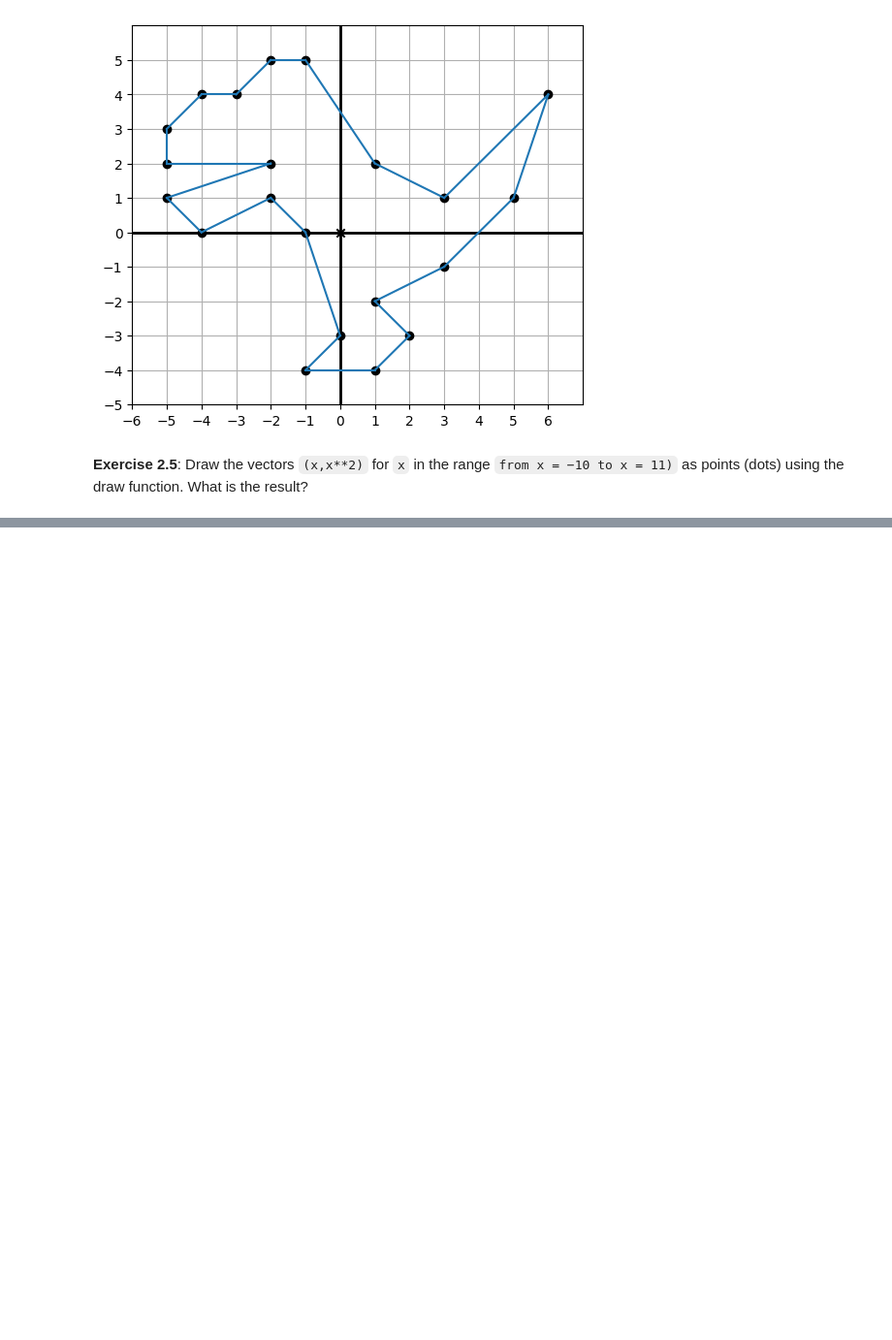
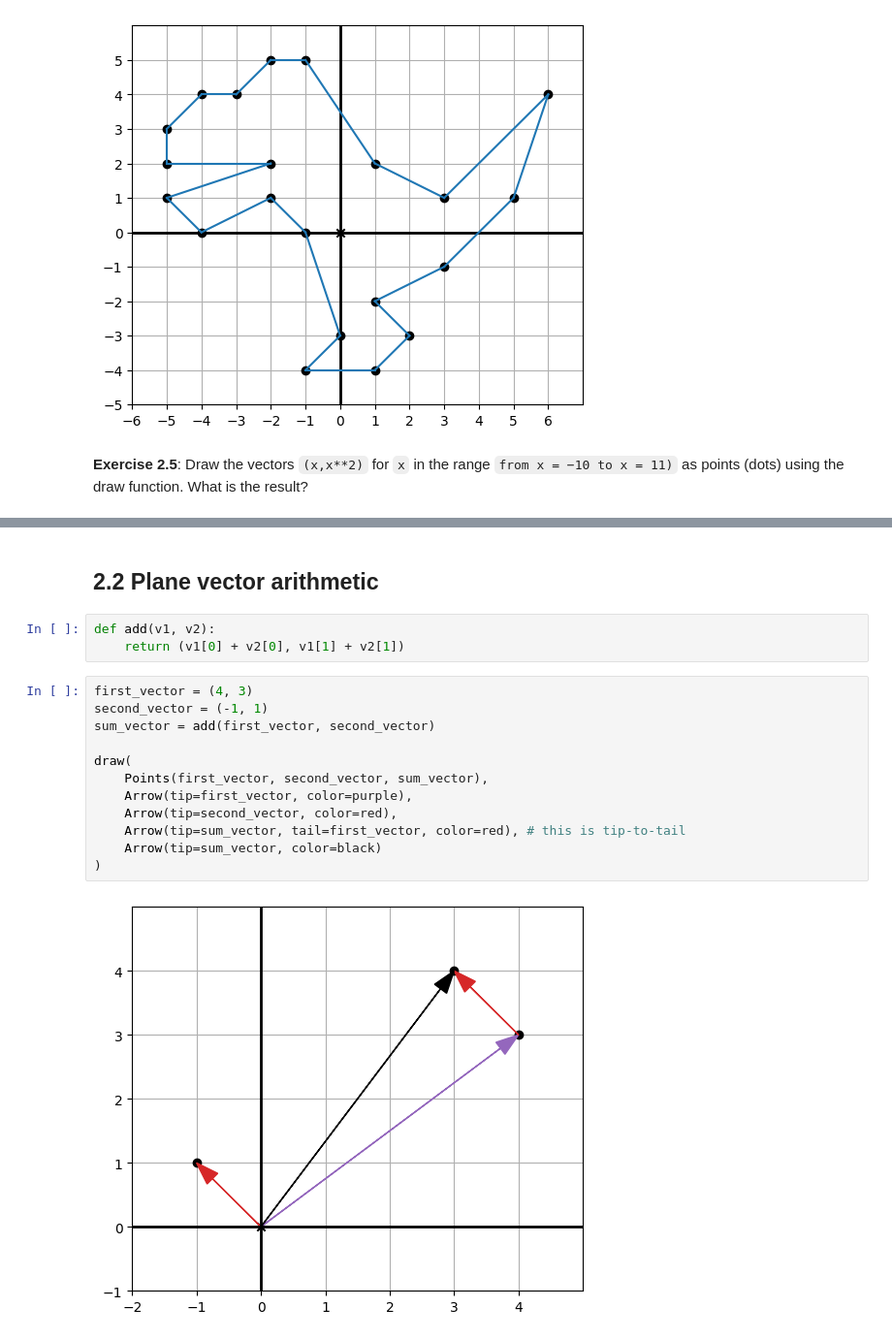
Before and after one commit to btgrant-76/Math-for-Programmers, a Jupyter notebook: Chapter 02/Chapter 02 Exercises.ipynb, the cells around one changed output, grey strips where cells are left out. Shown at 97% size. Cells and saved outputs as stored; diff of their text form; blank space fills up the shorter version.

```diff
--- a/Chapter 02/Chapter 02 Exercises.ipynb
+++ b/Chapter 02/Chapter 02 Exercises.ipynb
@@ -47,3 +48,22 @@ draw(
 )
 # %% [output]
 [figure]
+# %% [markdown]
+## 2.2 Plane vector arithmetic
+# %%
+def add(v1, v2):
+    return (v1[0] + v2[0], v1[1] + v2[1])
+# %%
+first_vector = (4, 3)
+second_vector = (-1, 1)
+sum_vector = add(first_vector, second_vector)
+
+draw(
+    Points(first_vector, second_vector, sum_vector),
+    Arrow(tip=first_vector, color=purple),
+    Arrow(tip=second_vector, color=red),
+    Arrow(tip=sum_vector, tail=first_vector, color=red), # this is tip-to-tail
+    Arrow(tip=sum_vector, color=black)
+)
+# %% [output]
+[figure, added]
```
Also changed, not shown: parts of 2 cells of this notebook, 1 other file.
